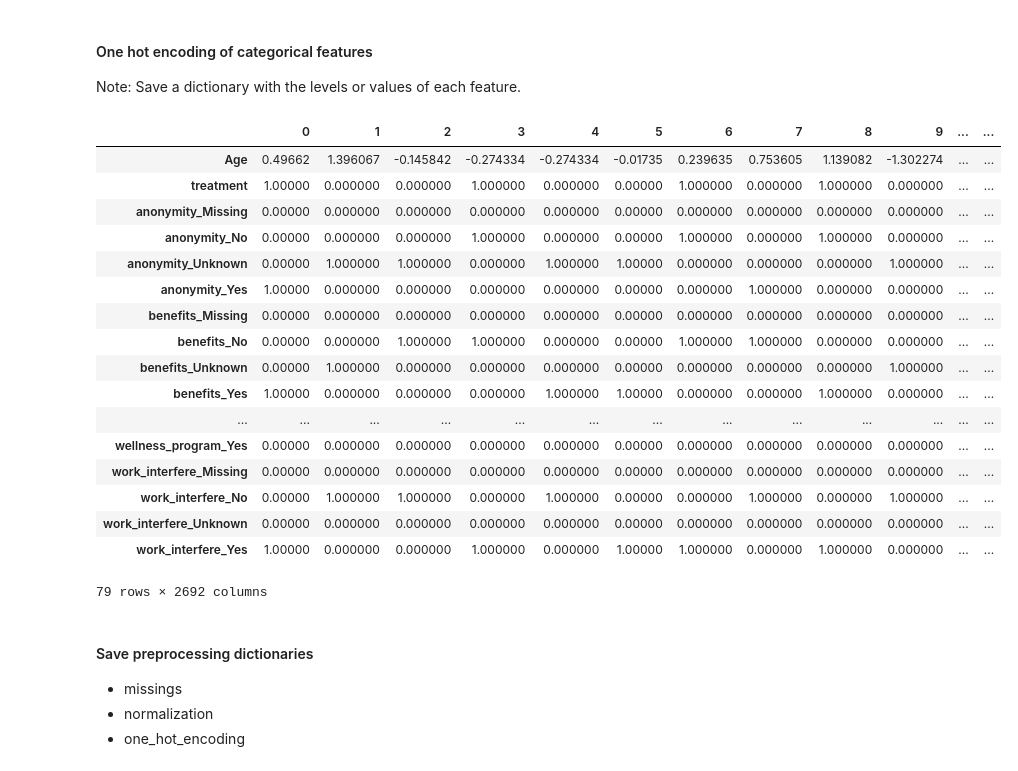
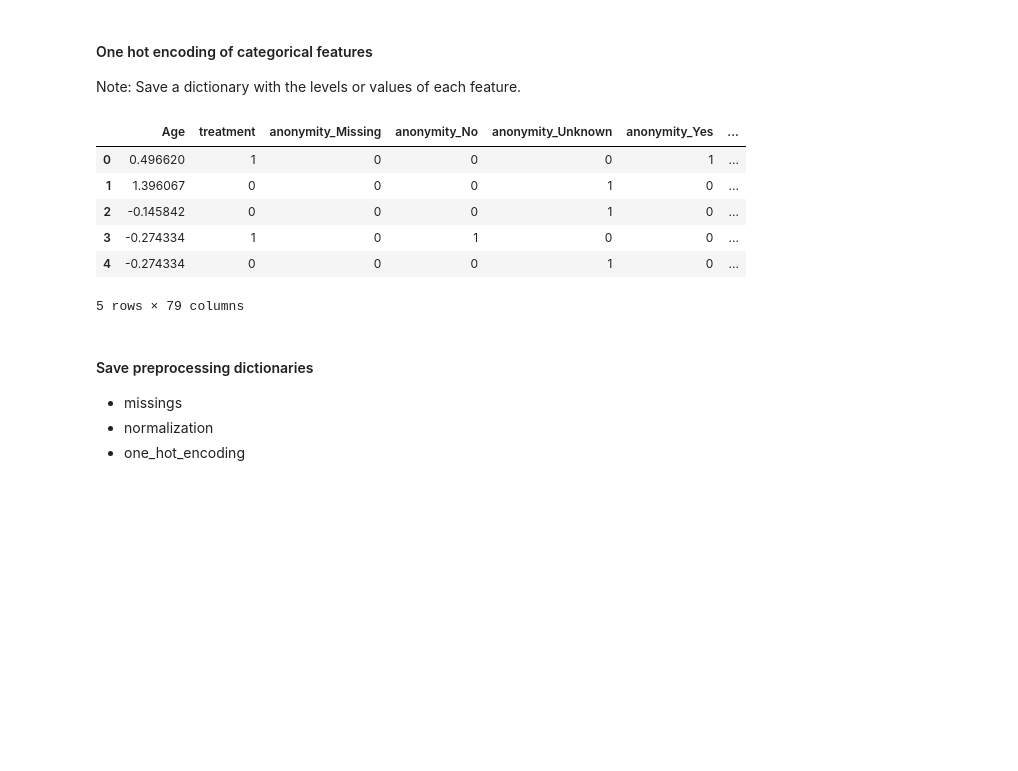
Before and after one commit to alvarorgaz/Research-on-Feature-Importance-for-Stacking-Models, a Jupyter notebook: 1. Preprocessing.ipynb, the cells around one changed output. Drawn from its saved outputs; the diff is of its cells as text; code cells hidden in the pictures; blank space fills up the shorter version.

```diff
--- a/1. Preprocessing.ipynb
+++ b/1. Preprocessing.ipynb
@@ -17,9 +21,10 @@ data2016 = pd.read_csv('Data/Data2016.csv',sep=',',na_values=['','N/A','Not elig
 #### Concatenate data
 # %%
 features2014 = ['Age','anonymity','benefits','care_options','coworkers','family_history','Gender','leave',
-                'mental_health_consequence','mental_health_interview','mental_vs_physical','no_employees','obs_consequence',
-                'phys_health_consequence','phys_health_interview','remote_work','seek_help','self_employed','supervisor',
-                'tech_company','treatment','wellness_program','work_interfere']
+                'mental_health_consequence','mental_health_interview','mental_vs_physical','no_employees',
+                'obs_consequence','phys_health_consequence','phys_health_interview','remote_work',
+                'seek_help','self_employed','supervisor','tech_company','treatment','wellness_program',
+                'work_interfere']
 features2016 = ['What is your age?',
                 'Is your anonymity protected if you choose to take advantage of mental health or substance abuse treatment resources provided by your employer?',
                 'Does your employer provide mental health benefits as part of healthcare coverage?',
@@ -215,7 +229,7 @@ dtype: int64
 target = 'treatment'
 missings = {}
 for feature in data.columns:
-    if data[feature].dtypes in ['int','int32','int64','float','float32','float64'] and feature!=target:
+    if data[feature].dtype in ['int','int32','int64','float','float32','float64'] and feature!=target:
         missings[feature] = data[feature].mean()
         data[feature] = data[feature].replace(np.nan,missings[feature])
     elif feature!=target:
@@ -245,7 +259,7 @@ work_interfere                object
 dtype: object
 # %%
 for feature in data.columns:
-    if data[feature].dtypes not in ['int','int32','int64','float','float32','float64'] and feature!=target:
+    if data[feature].dtype not in ['int','int32','int64','float','float32','float64'] and feature!=target:
         data[feature] = data[feature].astype('category')
 # %% [markdown]
 #### Save preprocessed data
@@ -259,7 +273,7 @@ pickle.dump([data],open('Data/data.dat','wb'))
 # %%
 normalization = {}
 for feature in data.columns:
-    if data[feature].dtypes in ['int','int32','int64','float','float32','float64'] and feature!=target:
+    if data[feature].dtype in ['int','int32','int64','float','float32','float64'] and feature!=target:
         mean = data[feature].mean()
         std = data[feature].std()
         data[feature] = data[feature].apply(lambda x: (x-mean)/(std))
@@ -277,26 +291,15 @@ for feature in data.columns:
             data[feature+'_'+level] = (data[feature]==level).astype('int')
         data = data.drop(columns=feature)
 # %%
-data.T
+data.head()
 # %% [output]
-|  | 0 | 1 | 2 | 3 | 4 | 5 | 6 | 7 | 8 | 9 | ... | ... |
-| Age | 0.49662 | 1.396067 | -0.145842 | -0.274334 | -0.274334 | -0.01735 | 0.239635 | 0.753605 | 1.139082 | -1.302274 | ... | ... |
-| treatment | 1.00000 | 0.000000 | 0.000000 | 1.000000 | 0.000000 | 0.00000 | 1.000000 | 0.000000 | 1.000000 | 0.000000 | ... | ... |
-| anonymity_Missing | 0.00000 | 0.000000 | 0.000000 | 0.000000 | 0.000000 | 0.00000 | 0.000000 | 0.000000 | 0.000000 | 0.000000 | ... | ... |
-| anonymity_No | 0.00000 | 0.000000 | 0.000000 | 1.000000 | 0.000000 | 0.00000 | 1.000000 | 0.000000 | 1.000000 | 0.000000 | ... | ... |
-| anonymity_Unknown | 0.00000 | 1.000000 | 1.000000 | 0.000000 | 1.000000 | 1.00000 | 0.000000 | 0.000000 | 0.000000 | 1.000000 | ... | ... |
-| anonymity_Yes | 1.00000 | 0.000000 | 0.000000 | 0.000000 | 0.000000 | 0.00000 | 0.000000 | 1.000000 | 0.000000 | 0.000000 | ... | ... |
-| benefits_Missing | 0.00000 | 0.000000 | 0.000000 | 0.000000 | 0.000000 | 0.00000 | 0.000000 | 0.000000 | 0.000000 | 0.000000 | ... | ... |
-| benefits_No | 0.00000 | 0.000000 | 1.000000 | 1.000000 | 0.000000 | 0.00000 | 1.000000 | 1.000000 | 0.000000 | 0.000000 | ... | ... |
-| benefits_Unknown | 0.00000 | 1.000000 | 0.000000 | 0.000000 | 0.000000 | 0.00000 | 0.000000 | 0.000000 | 0.000000 | 1.000000 | ... | ... |
-| benefits_Yes | 1.00000 | 0.000000 | 0.000000 | 0.000000 | 1.000000 | 1.00000 | 0.000000 | 0.000000 | 1.000000 | 0.000000 | ... | ... |
-| ... | ... | ... | ... | ... | ... | ... | ... | ... | ... | ... | ... | ... |
-| wellness_program_Yes | 0.00000 | 0.000000 | 0.000000 | 0.000000 | 0.000000 | 0.00000 | 0.000000 | 0.000000 | 0.000000 | 0.000000 | ... | ... |
-| work_interfere_Missing | 0.00000 | 0.000000 | 0.000000 | 0.000000 | 0.000000 | 0.00000 | 0.000000 | 0.000000 | 0.000000 | 0.000000 | ... | ... |
-| work_interfere_No | 0.00000 | 1.000000 | 1.000000 | 0.000000 | 1.000000 | 0.00000 | 0.000000 | 1.000000 | 0.000000 | 1.000000 | ... | ... |
-| work_interfere_Unknown | 0.00000 | 0.000000 | 0.000000 | 0.000000 | 0.000000 | 0.00000 | 0.000000 | 0.000000 | 0.000000 | 0.000000 | ... | ... |
-| work_interfere_Yes | 1.00000 | 0.000000 | 0.000000 | 1.000000 | 0.000000 | 1.00000 | 1.000000 | 0.000000 | 1.000000 | 0.000000 | ... | ... |
+|  | Age | treatment | anonymity_Missing | anonymity_No | anonymity_Unknown | anonymity_Yes | ... |
+| 0 | 0.496620 | 1 | 0 | 0 | 0 | 1 | ... |
+| 1 | 1.396067 | 0 | 0 | 0 | 1 | 0 | ... |
+| 2 | -0.145842 | 0 | 0 | 0 | 1 | 0 | ... |
+| 3 | -0.274334 | 1 | 0 | 1 | 0 | 0 | ... |
+| 4 | -0.274334 | 0 | 0 | 0 | 1 | 0 | ... |
-79 rows × 2692 columns
+5 rows × 79 columns
 # %% [markdown]
 #### Save preprocessing dictionaries
 - missings
```
Also changed, not shown: parts of 3 cells of this notebook.
